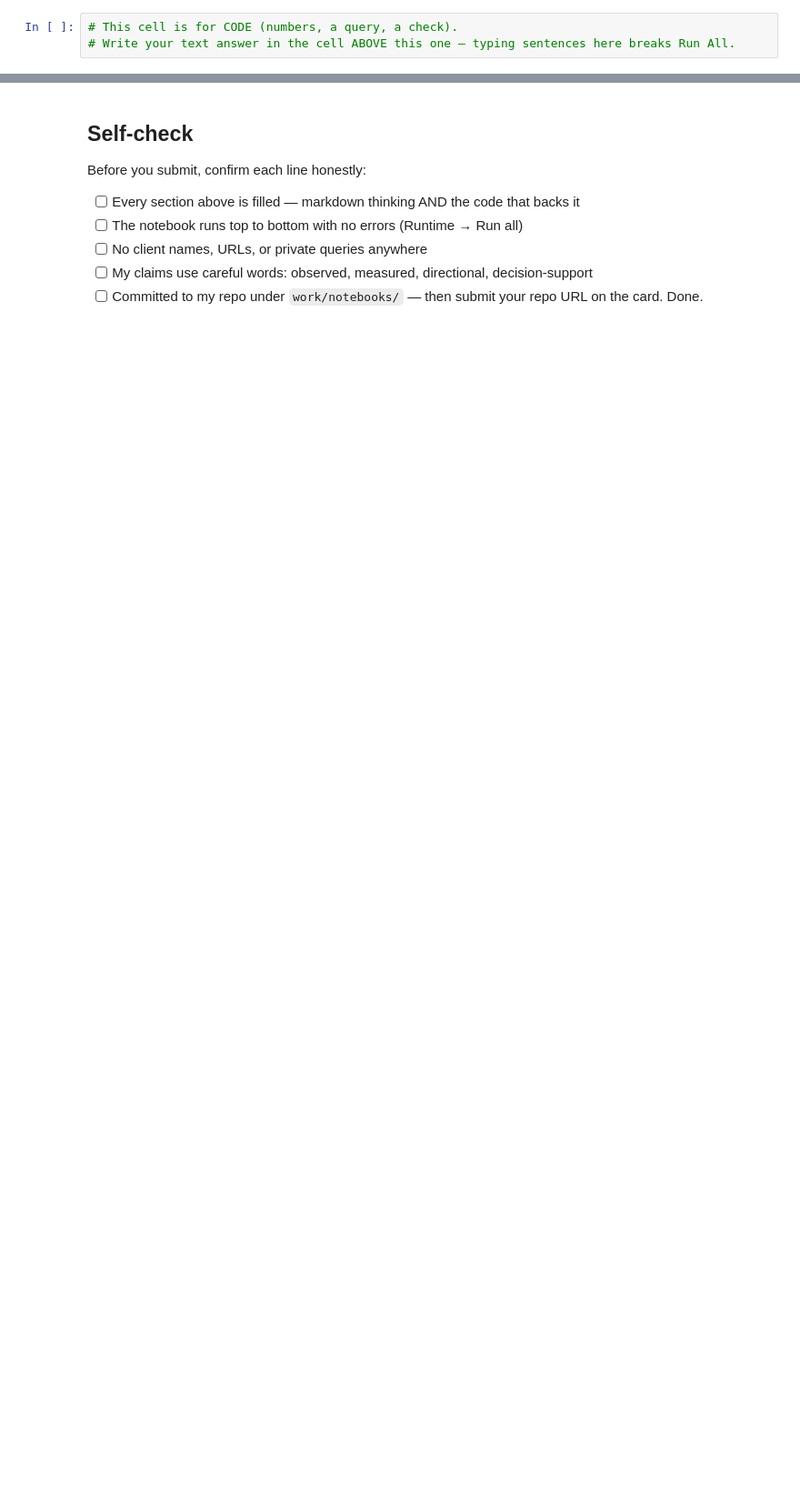
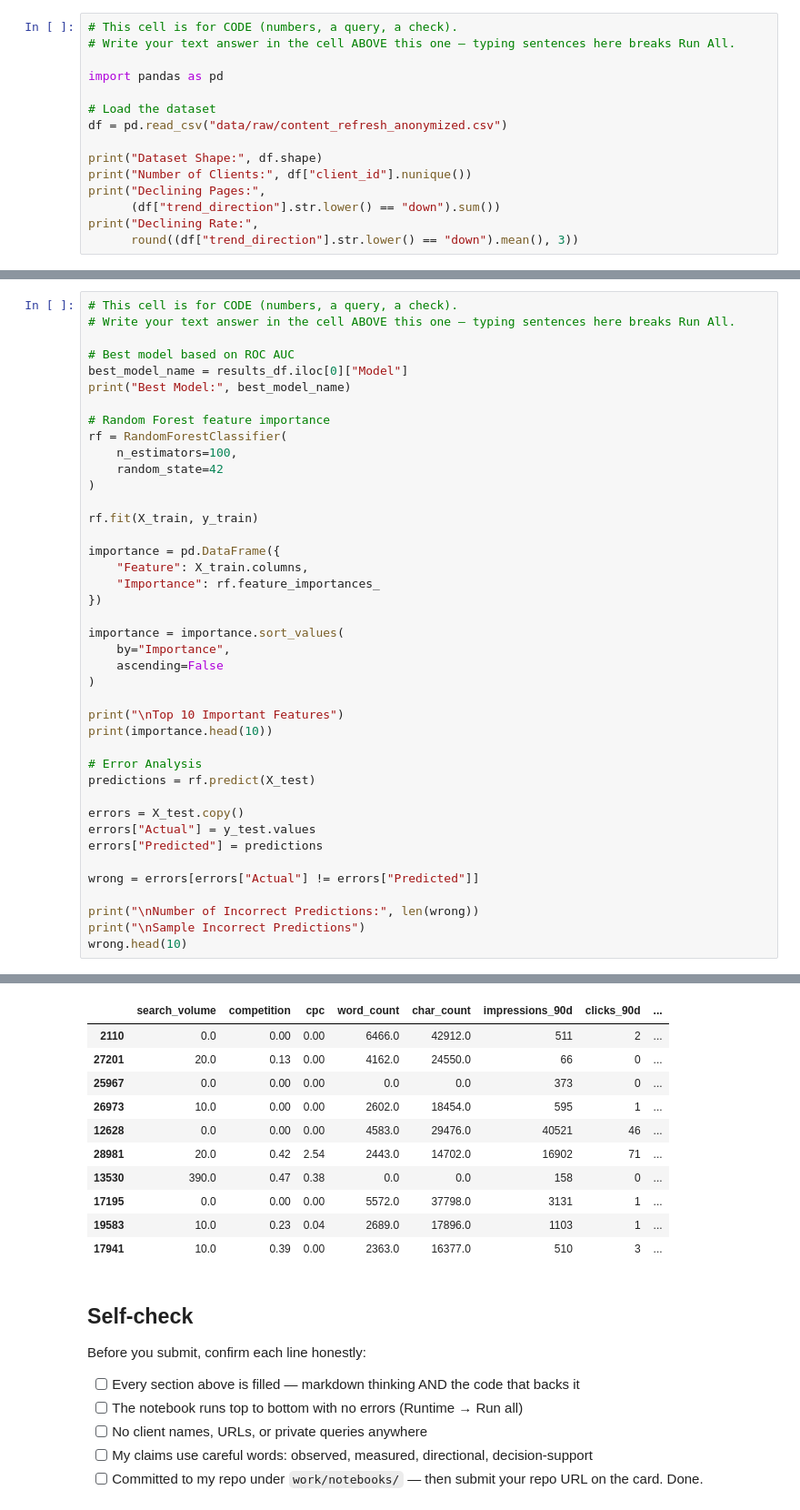
Before and after one commit to dv-06/flyrank-ml_1, a Jupyter notebook: work/notebooks/w05_model.ipynb, the cells around one changed output, grey strips where cells are left out. Shown at 91% size. Drawn from its saved outputs; the diff is of its cells as text; blank space fills up the shorter version.

```diff
--- a/work/notebooks/w05_model.ipynb
+++ b/work/notebooks/w05_model.ipynb
@@ -13,3 +15,15 @@ This skeleton is yours to fill. Work the sections **in order** — each one has
 # %%
 # This cell is for CODE (numbers, a query, a check).
 # Write your text answer in the cell ABOVE this one — typing sentences here breaks Run All.
+
+import pandas as pd
+
+# Load the dataset
+df = pd.read_csv("data/raw/content_refresh_anonymized.csv")
+
+print("Dataset Shape:", df.shape)
+print("Number of Clients:", df["client_id"].nunique())
+print("Declining Pages:",
+      (df["trend_direction"].str.lower() == "down").sum())
+print("Declining Rate:",
+      round((df["trend_direction"].str.lower() == "down").mean(), 3))
@@ -36,0 +163,42 @@ This skeleton is yours to fill. Work the sections **in order** — each one has
+# %%
+# This cell is for CODE (numbers, a query, a check).
+# Write your text answer in the cell ABOVE this one — typing sentences here breaks Run All.
+
+# Best model based on ROC AUC
+best_model_name = results_df.iloc[0]["Model"]
+print("Best Model:", best_model_name)
+
+# Random Forest feature importance
+rf = RandomForestClassifier(
+    n_estimators=100,
+    random_state=42
+)
+
+rf.fit(X_train, y_train)
+
+importance = pd.DataFrame({
+    "Feature": X_train.columns,
+    "Importance": rf.feature_importances_
+})
+
+importance = importance.sort_values(
+    by="Importance",
+    ascending=False
+)
+
+print("\nTop 10 Important Features")
+print(importance.head(10))
+
+# Error Analysis
+predictions = rf.predict(X_test)
+
+errors = X_test.copy()
+errors["Actual"] = y_test.values
+errors["Predicted"] = predictions
+
+wrong = errors[errors["Actual"] != errors["Predicted"]]
+
+print("\nNumber of Incorrect Predictions:", len(wrong))
+print("\nSample Incorrect Predictions")
+wrong.head(10)
+# %% [output]
@@ -37,3 +223,14 @@ This skeleton is yours to fill. Work the sections **in order** — each one has
+|  | search_volume | competition | cpc | word_count | char_count | impressions_90d | clicks_90d | ... |
+| 2110 | 0.0 | 0.00 | 0.00 | 6466.0 | 42912.0 | 511 | 2 | ... |
+| 27201 | 20.0 | 0.13 | 0.00 | 4162.0 | 24550.0 | 66 | 0 | ... |
+| 25967 | 0.0 | 0.00 | 0.00 | 0.0 | 0.0 | 373 | 0 | ... |
+| 26973 | 10.0 | 0.00 | 0.00 | 2602.0 | 18454.0 | 595 | 1 | ... |
+| 12628 | 0.0 | 0.00 | 0.00 | 4583.0 | 29476.0 | 40521 | 46 | ... |
+| 28981 | 20.0 | 0.42 | 2.54 | 2443.0 | 14702.0 | 16902 | 71 | ... |
+| 13530 | 390.0 | 0.47 | 0.38 | 0.0 | 0.0 | 158 | 0 | ... |
+| 17195 | 0.0 | 0.00 | 0.00 | 5572.0 | 37798.0 | 3131 | 1 | ... |
+| 19583 | 10.0 | 0.23 | 0.04 | 2689.0 | 17896.0 | 1103 | 1 | ... |
+| 17941 | 10.0 | 0.39 | 0.00 | 2363.0 | 16377.0 | 510 | 3 | ... |
 # %% [markdown]
 ## Self-check
 
```
Also changed, not shown: parts of 13 cells of this notebook.
